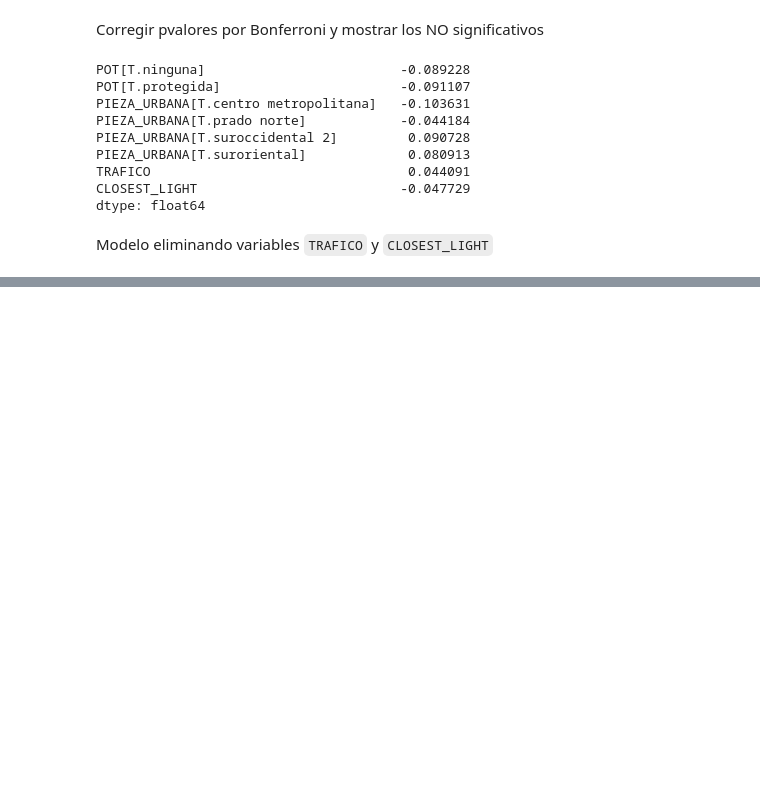
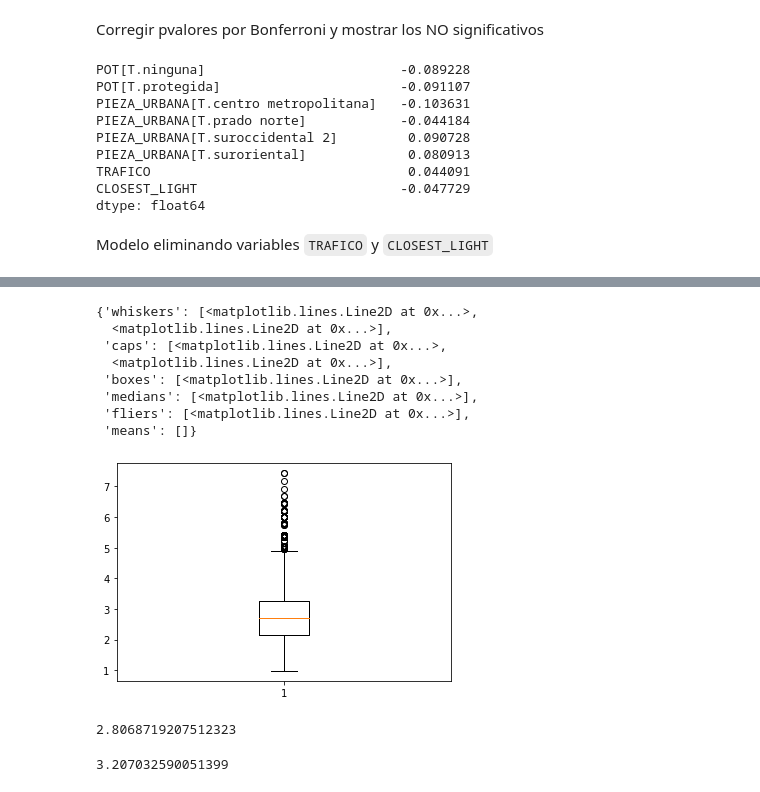
Before and after one commit to albertofbs15/ds4_project, a Jupyter notebook: Final Data/modelpoisson.ipynb, the cells around one changed output, grey strips where cells are left out. Cells and saved outputs as stored; diff of their text form; code cells hidden in the pictures; blank space fills up the shorter version.

```diff
--- a/Final Data/modelpoisson.ipynb
+++ b/Final Data/modelpoisson.ipynb
@@ -125,11 +166,6 @@ dtype: float64
 Modelo eliminando variables ``TRAFICO`` y ``CLOSEST_LIGHT``
 # %%
 formula2='NACCIDENTS~BUS_SUBIDA+BUS_BAJADA+POT+PIEZA_URBANA+NLIGHTS+NLIGHTS2'
-mod2 = glm(formula=formula, data=data, family=sm.families.Poisson()).fit()
-
-mod2.predict()
-plt.plot(list(mod2.predict()))
-plt.show()
-plt.plot(data['NACCIDENTS'])
-plt.show()
+mod2 = glm(formula=formula2, data=data, family=sm.families.Poisson()).fit()
+mod2.summary()
 # %% [output]
@@ -137,0 +198,7 @@ plt.show()
+# %%
+test=data.copy()
+test['NLIGHTS']=10
+test['NLIGHTS2']=100
+# test['CLOSEST_LIGHT']=10
+data['PREDICHO']=mod2.predict()
+test['PREDICHO']=mod2.predict(test)
@@ -137,0 +214,18 @@ plt.show()
+# %%
+plt.boxplot(test['PREDICHO'])
+# %% [output]
+{'whiskers': [<matplotlib.lines.Line2D at 0x...>,
+  <matplotlib.lines.Line2D at 0x...>],
+ 'caps': [<matplotlib.lines.Line2D at 0x...>,
+  <matplotlib.lines.Line2D at 0x...>],
+ 'boxes': [<matplotlib.lines.Line2D at 0x...>],
+ 'medians': [<matplotlib.lines.Line2D at 0x...>],
+ 'fliers': [<matplotlib.lines.Line2D at 0x...>],
+ 'means': []}
+[figure, added]
+# %%
+print(np.mean(test['PREDICHO']))
+np.mean(data['PREDICHO'])
+# %% [output]
+2.8068719207512323
+3.207032590051399
```
Also changed, not shown: parts of 17 cells of this notebook, 5 other files.
